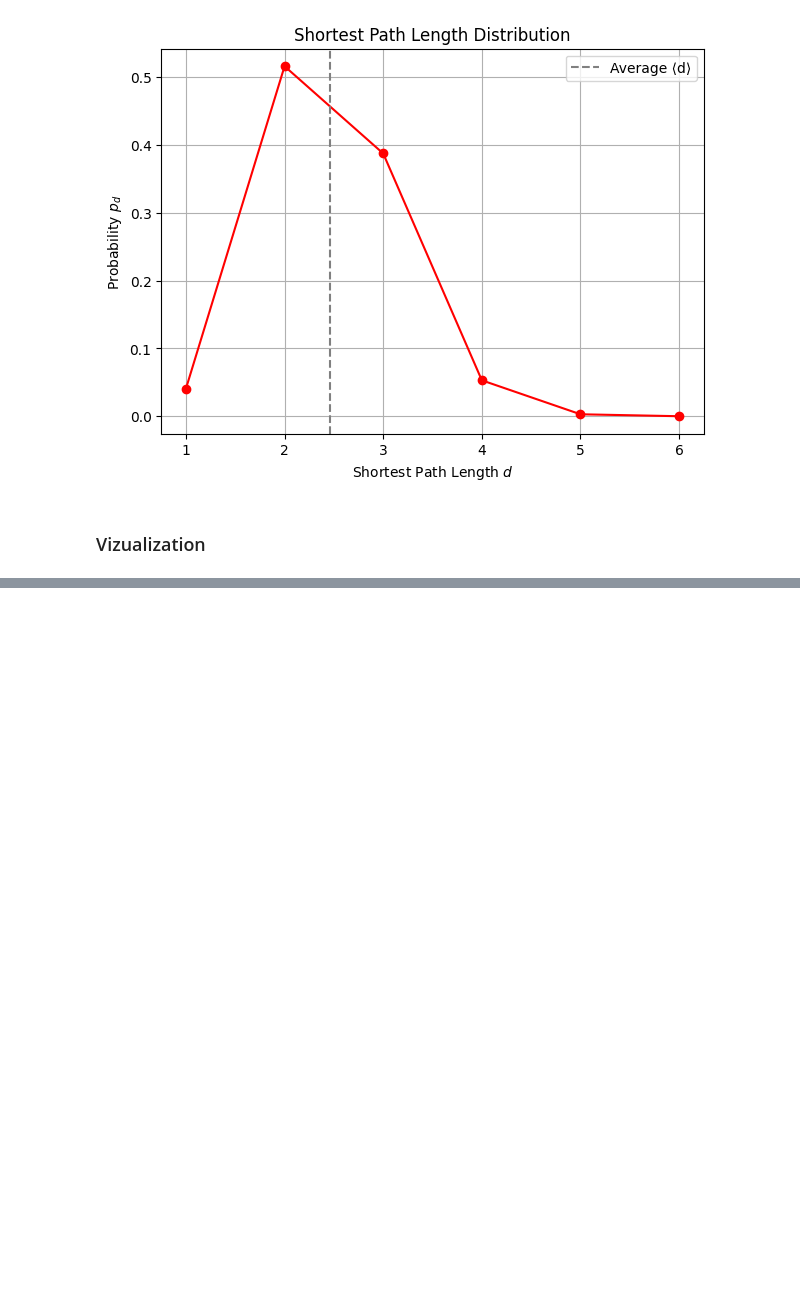
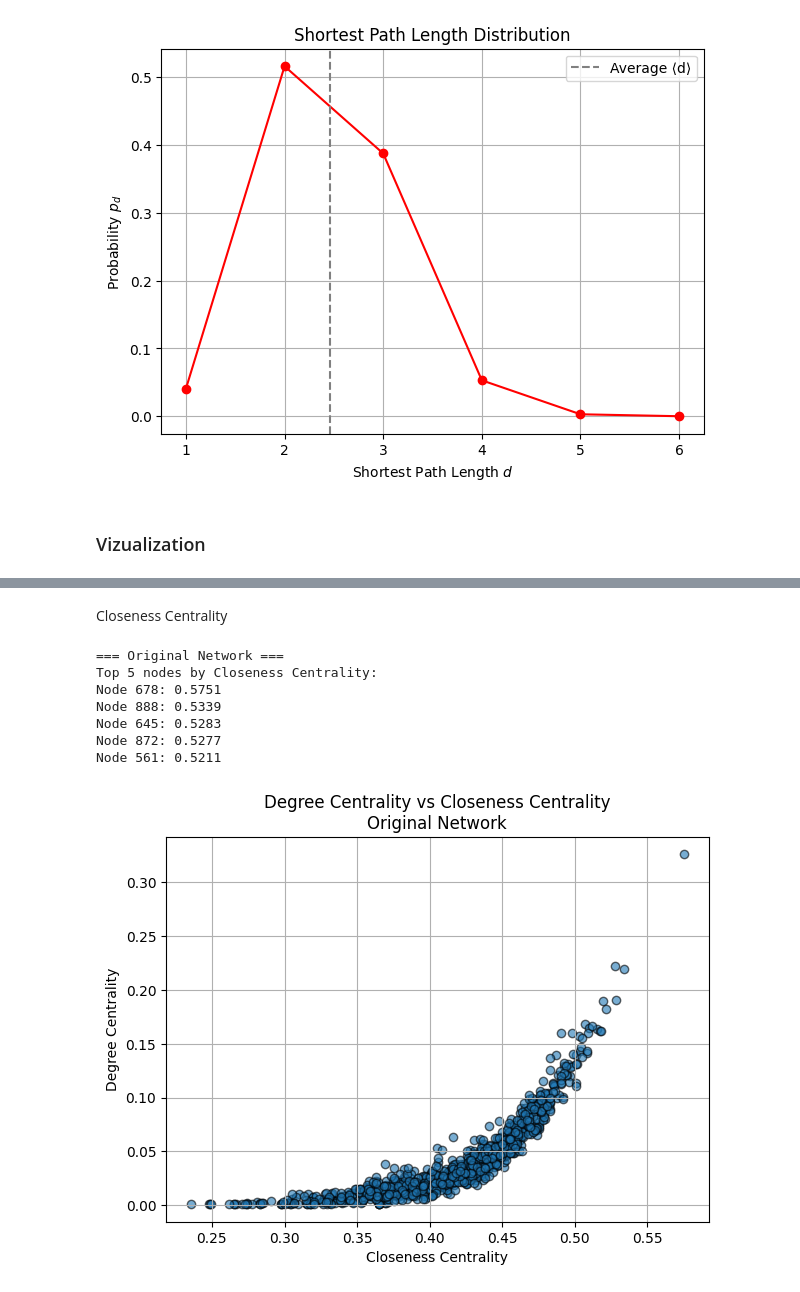
Before and after one commit to Master-HPC-2025/Social-Network-Analysis, a Jupyter notebook: project_1.ipynb, the cells around one changed output, grey strips where cells are left out. Drawn from its saved outputs; the diff is of its cells as text; code cells hidden in the pictures; blank space fills up the shorter version.

```diff
--- a/project_1.ipynb
+++ b/project_1.ipynb
@@ -308,0 +343,17 @@ def shortest_path_length_and_plot(largest_cc: nx.Graph):
+# %%
+def compute_and_display_closeness_centrality(G, graph_name):
+    """
+    Closeness centrality shows how close a node is to all other nodes in the network.
+    A high value means the node can quickly interact with others.
+    """
+    print(f"\n=== {graph_name} ===")
+
+    closeness = nx.closeness_centrality(G)
+    cc_sorted = sorted(closeness.items(), key=lambda item: item[1], reverse=True)
+
+    print("Top 5 nodes by Closeness Centrality:")
+    for i in range(5):
+        node, centrality = cc_sorted[i]
+        print(f"Node {node}: {centrality:.4f}")
+
+    return closeness
@@ -369,0 +483,28 @@ Average Shortest Path Length: 2.461460580087011
+# %% [markdown]
+Closeness Centrality
+# %%
+def plot_closeness_vs_degree(G_original, closeness, title):
+    degree = nx.degree_centrality(G_original)
+
+    x = [closeness[node] for node in G_original.nodes()]
+    y = [degree[node] for node in G_original.nodes()]
+
+    plt.figure(figsize=(7, 5))
+    plt.scatter(x, y, alpha=0.6, edgecolors='k')
+    plt.title(f"Degree Centrality vs Closeness Centrality\n{title}")
+    plt.xlabel("Closeness Centrality")
+    plt.ylabel("Degree Centrality")
+    plt.grid(True)
+    plt.show()
+
+cc_original = compute_and_display_closeness_centrality(G_original, "Original Network")
+plot_closeness_vs_degree(G_original, cc_original, "Original Network")
+# %% [output]
+=== Original Network ===
+Top 5 nodes by Closeness Centrality:
+Node 678: 0.5751
+Node 888: 0.5339
+Node 645: 0.5283
+Node 872: 0.5277
+Node 561: 0.5211
+[figure, added]
```
Also changed, not shown: parts of 47 cells of this notebook.
